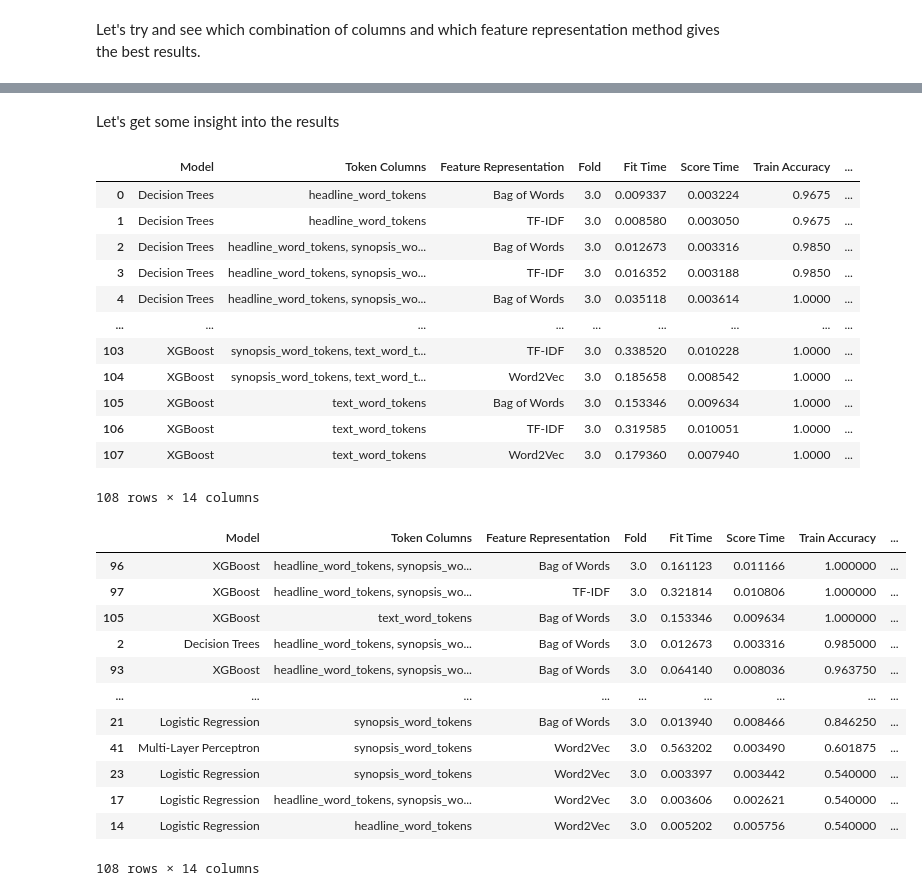
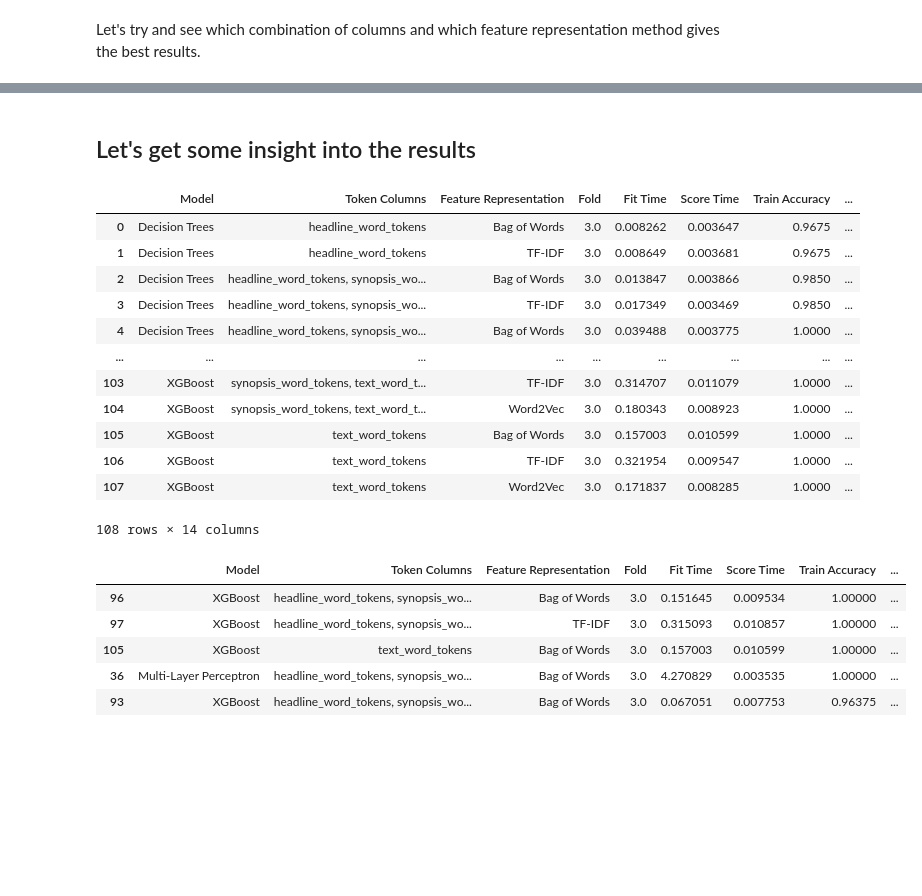
Before and after one commit to rnribeiro/NLP_FEUP, a Jupyter notebook: main.ipynb, the cells around one changed output, grey strips where cells are left out. Drawn from its saved outputs; the diff is of its cells as text; code cells hidden in the pictures; blank space fills up the shorter version.

Commit message:
adding more result analysis and more vader analysis

```diff
--- a/main.ipynb
+++ b/main.ipynb
@@ -460,40 +440,36 @@ results_df.to_csv('results/fin_news_sentiment_analysis_results_X_VAl.csv', index
 # %% [markdown]
-Let's get some insight into the results
+## Let's get some insight into the results
+# %%
+# Load X Val results
+results_df = pd.read_csv('results/fin_news_sentiment_analysis_results_X_VAl.csv')
 # %%
-# calculate the average scores for each model and feature representation method
+# Calculate the average scores for each model and feature representation method
 average_results = results_df.groupby(['Model', 'Token Columns', 'Feature Representation']).mean().reset_index()
 
 average_results
 # %% [output]
 |  | Model | Token Columns | Feature Representation | Fold | Fit Time | Score Time | Train Accuracy | ... |
-| 0 | Decision Trees | headline_word_tokens | Bag of Words | 3.0 | 0.009337 | 0.003224 | 0.9675 | ... |
-| 1 | Decision Trees | headline_word_tokens | TF-IDF | 3.0 | 0.008580 | 0.003050 | 0.9675 | ... |
-| 2 | Decision Trees | headline_word_tokens, synopsis_wo... | Bag of Words | 3.0 | 0.012673 | 0.003316 | 0.9850 | ... |
-| 3 | Decision Trees | headline_word_tokens, synopsis_wo... | TF-IDF | 3.0 | 0.016352 | 0.003188 | 0.9850 | ... |
-| 4 | Decision Trees | headline_word_tokens, synopsis_wo... | Bag of Words | 3.0 | 0.035118 | 0.003614 | 1.0000 | ... |
+| 0 | Decision Trees | headline_word_tokens | Bag of Words | 3.0 | 0.008262 | 0.003647 | 0.9675 | ... |
+| 1 | Decision Trees | headline_word_tokens | TF-IDF | 3.0 | 0.008649 | 0.003681 | 0.9675 | ... |
+| 2 | Decision Trees | headline_word_tokens, synopsis_wo... | Bag of Words | 3.0 | 0.013847 | 0.003866 | 0.9850 | ... |
+| 3 | Decision Trees | headline_word_tokens, synopsis_wo... | TF-IDF | 3.0 | 0.017349 | 0.003469 | 0.9850 | ... |
+| 4 | Decision Trees | headline_word_tokens, synopsis_wo... | Bag of Words | 3.0 | 0.039488 | 0.003775 | 1.0000 | ... |
 | ... | ... | ... | ... | ... | ... | ... | ... | ... |
-| 103 | XGBoost | synopsis_word_tokens, text_word_t... | TF-IDF | 3.0 | 0.338520 | 0.010228 | 1.0000 | ... |
-| 104 | XGBoost | synopsis_word_tokens, text_word_t... | Word2Vec | 3.0 | 0.185658 | 0.008542 | 1.0000 | ... |
-| 105 | XGBoost | text_word_tokens | Bag of Words | 3.0 | 0.153346 | 0.009634 | 1.0000 | ... |
-| 106 | XGBoost | text_word_tokens | TF-IDF | 3.0 | 0.319585 | 0.010051 | 1.0000 | ... |
-| 107 | XGBoost | text_word_tokens | Word2Vec | 3.0 | 0.179360 | 0.007940 | 1.0000 | ... |
+| 103 | XGBoost | synopsis_word_tokens, text_word_t... | TF-IDF | 3.0 | 0.314707 | 0.011079 | 1.0000 | ... |
+| 104 | XGBoost | synopsis_word_tokens, text_word_t... | Word2Vec | 3.0 | 0.180343 | 0.008923 | 1.0000 | ... |
+| 105 | XGBoost | text_word_tokens | Bag of Words | 3.0 | 0.157003 | 0.010599 | 1.0000 | ... |
+| 106 | XGBoost | text_word_tokens | TF-IDF | 3.0 | 0.321954 | 0.009547 | 1.0000 | ... |
+| 107 | XGBoost | text_word_tokens | Word2Vec | 3.0 | 0.171837 | 0.008285 | 1.0000 | ... |
 108 rows × 14 columns
 # %%
 # find the best model and feature representation method based on the average F1-score
 best_results = average_results.sort_values(by='Test F1-score', ascending=False)
 
-best_results
+best_results.head()
 # %% [output]
 |  | Model | Token Columns | Feature Representation | Fold | Fit Time | Score Time | Train Accuracy | ... |
-| 96 | XGBoost | headline_word_tokens, synopsis_wo... | Bag of Words | 3.0 | 0.161123 | 0.011166 | 1.000000 | ... |
-| 97 | XGBoost | headline_word_tokens, synopsis_wo... | TF-IDF | 3.0 | 0.321814 | 0.010806 | 1.000000 | ... |
-| 105 | XGBoost | text_word_tokens | Bag of Words | 3.0 | 0.153346 | 0.009634 | 1.000000 | ... |
-| 2 | Decision Trees | headline_word_tokens, synopsis_wo... | Bag of Words | 3.0 | 0.012673 | 0.003316 | 0.985000 | ... |
-| 93 | XGBoost | headline_word_tokens, synopsis_wo... | Bag of Words | 3.0 | 0.064140 | 0.008036 | 0.963750 | ... |
-| ... | ... | ... | ... | ... | ... | ... | ... | ... |
-| 21 | Logistic Regression | synopsis_word_tokens | Bag of Words | 3.0 | 0.013940 | 0.008466 | 0.846250 | ... |
-| 41 | Multi-Layer Perceptron | synopsis_word_tokens | Word2Vec | 3.0 | 0.563202 | 0.003490 | 0.601875 | ... |
-| 23 | Logistic Regression | synopsis_word_tokens | Word2Vec | 3.0 | 0.003397 | 0.003442 | 0.540000 | ... |
-| 17 | Logistic Regression | headline_word_tokens, synopsis_wo... | Word2Vec | 3.0 | 0.003606 | 0.002621 | 0.540000 | ... |
-| 14 | Logistic Regression | headline_word_tokens | Word2Vec | 3.0 | 0.005202 | 0.005756 | 0.540000 | ... |
+| 96 | XGBoost | headline_word_tokens, synopsis_wo... | Bag of Words | 3.0 | 0.151645 | 0.009534 | 1.00000 | ... |
+| 97 | XGBoost | headline_word_tokens, synopsis_wo... | TF-IDF | 3.0 | 0.315093 | 0.010857 | 1.00000 | ... |
+| 105 | XGBoost | text_word_tokens | Bag of Words | 3.0 | 0.157003 | 0.010599 | 1.00000 | ... |
+| 36 | Multi-Layer Perceptron | headline_word_tokens, synopsis_wo... | Bag of Words | 3.0 | 4.270829 | 0.003535 | 1.00000 | ... |
+| 93 | XGBoost | headline_word_tokens, synopsis_wo... | Bag of Words | 3.0 | 0.067051 | 0.007753 | 0.96375 | ... |
-108 rows × 14 columns
```
Also changed, not shown: parts of 25 cells of this notebook, 2 other files.
